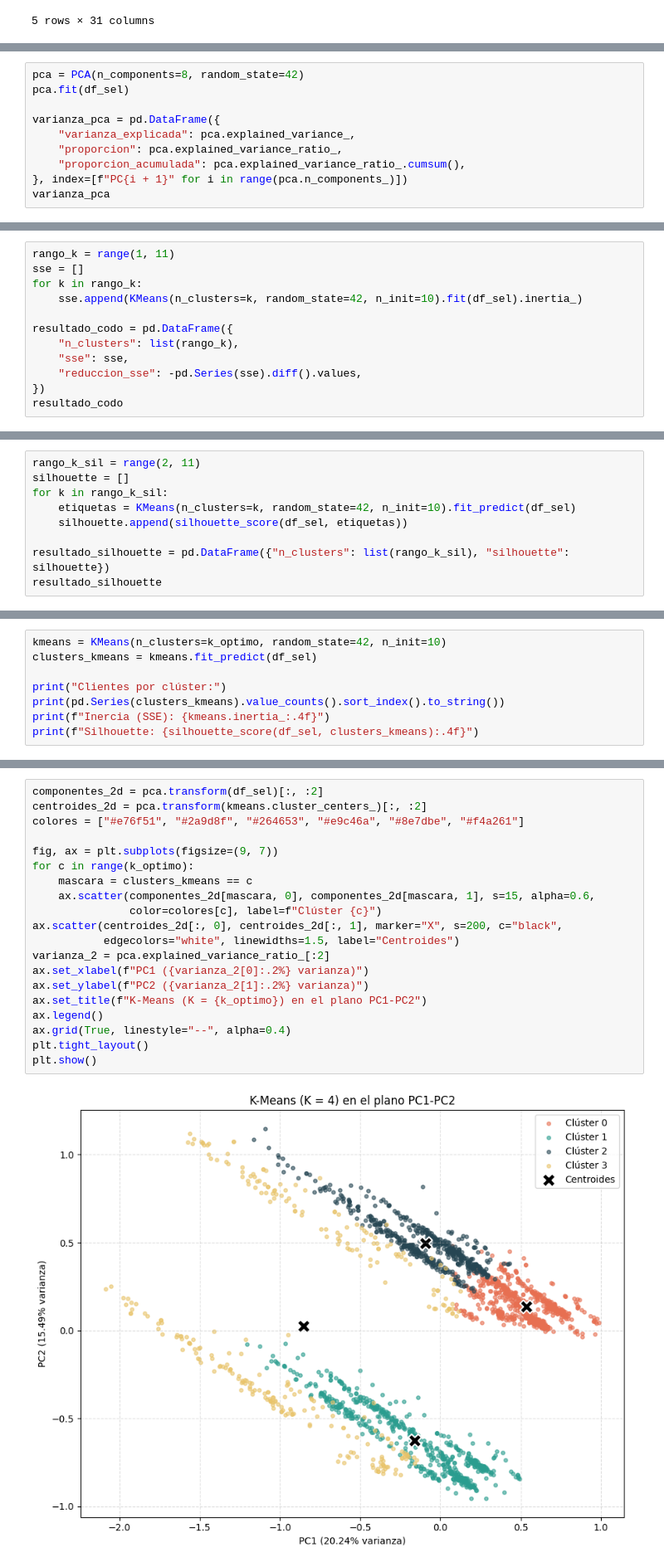
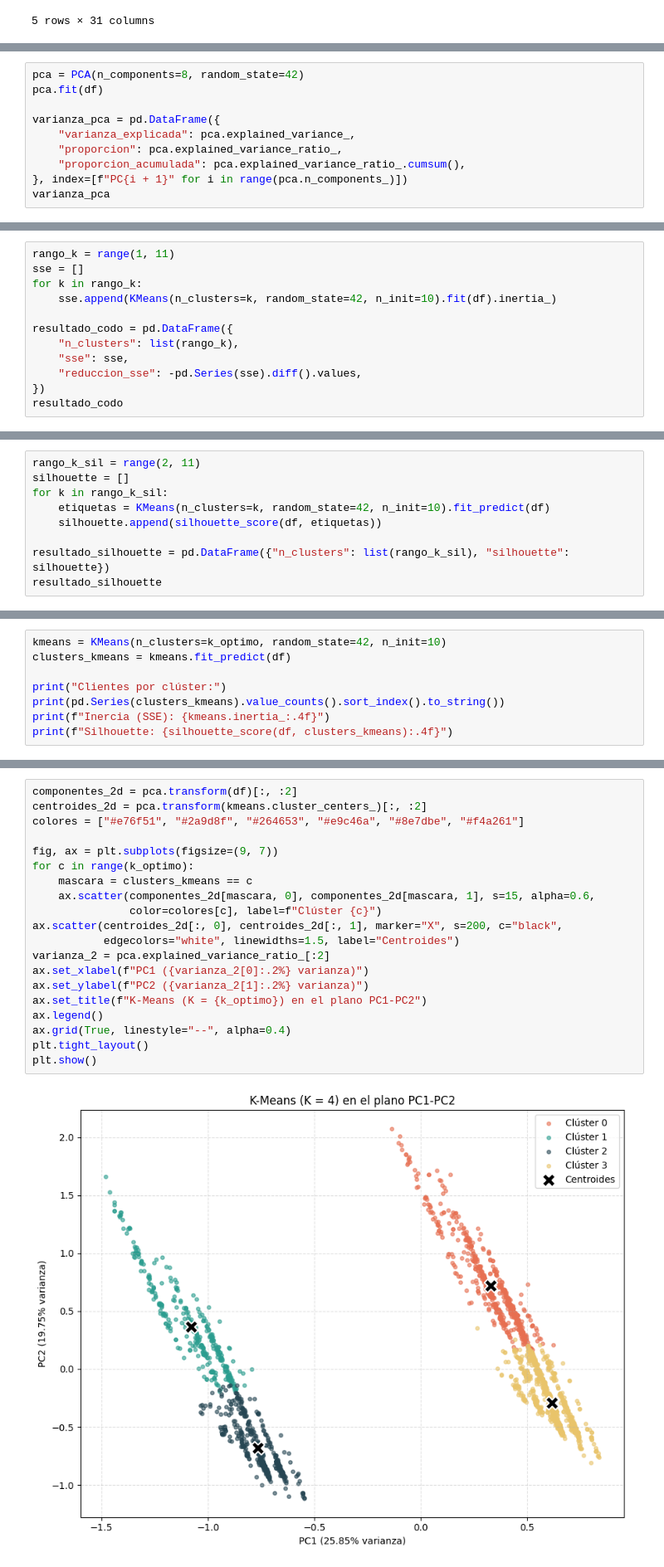
Before and after one commit to gabriel1-du/Aprendizaje-no-supervisado-Reduccion-de-dimensionaldiad-Clustering-y-validacion-, a Jupyter notebook: notebooks/notebook.ipynb, the cells around one changed output, grey strips where cells are left out. Shown at 83% size. Saved outputs shown, nothing was run; the diff lists cells and outputs as text.

```diff
--- a/notebooks/notebook.ipynb
+++ b/notebooks/notebook.ipynb
@@ -124,6 +59,6 @@ PCA busca combinaciones lineales de las variables que capturan la mayor varianza
 # %%
 pca = PCA(n_components=8, random_state=42)
-pca.fit(df_sel)
+pca.fit(df)
 
 varianza_pca = pd.DataFrame({
     "varianza_explicada": pca.explained_variance_,
@@ -254,7 +187,7 @@ Se calcula la suma de errores cuadrados (SSE, inercia) de K-Means para K = 1 a 1
 rango_k = range(1, 11)
 sse = []
 for k in rango_k:
-    sse.append(KMeans(n_clusters=k, random_state=42, n_init=10).fit(df_sel).inertia_)
+    sse.append(KMeans(n_clusters=k, random_state=42, n_init=10).fit(df).inertia_)
 
 resultado_codo = pd.DataFrame({
     "n_clusters": list(rango_k),
@@ -296,8 +229,8 @@ El coeficiente de Silhouette va de -1 a 1: mide qué tan cerca está cada punto
 rango_k_sil = range(2, 11)
 silhouette = []
 for k in rango_k_sil:
-    etiquetas = KMeans(n_clusters=k, random_state=42, n_init=10).fit_predict(df_sel)
-    silhouette.append(silhouette_score(df_sel, etiquetas))
+    etiquetas = KMeans(n_clusters=k, random_state=42, n_init=10).fit_predict(df)
+    silhouette.append(silhouette_score(df, etiquetas))
 
 resultado_silhouette = pd.DataFrame({"n_clusters": list(rango_k_sil), "silhouette": silhouette})
 resultado_silhouette
@@ -347,10 +280,10 @@ K seleccionado (el mayor de ambos): 4
 # %%
 kmeans = KMeans(n_clusters=k_optimo, random_state=42, n_init=10)
-clusters_kmeans = kmeans.fit_predict(df_sel)
+clusters_kmeans = kmeans.fit_predict(df)
 
 print("Clientes por clúster:")
 print(pd.Series(clusters_kmeans).value_counts().sort_index().to_string())
 print(f"Inercia (SSE): {kmeans.inertia_:.4f}")
-print(f"Silhouette: {silhouette_score(df_sel, clusters_kmeans):.4f}")
+print(f"Silhouette: {silhouette_score(df, clusters_kmeans):.4f}")
 # %% [output]
 Clientes por clúster:
@@ -363,23 +296,23 @@ Silhouette: 0.1614
 # %%
-componentes_2d = pca.transform(df_sel)[:, :2]
+componentes_2d = pca.transform(df)[:, :2]
 centroides_2d = pca.transform(kmeans.cluster_centers_)[:, :2]
 colores = ["#e76f51", "#2a9d8f", "#264653", "#e9c46a", "#8e7dbe", "#f4a261"]
 
 fig, ax = plt.subplots(figsize=(9, 7))
 for c in range(k_optimo):
     mascara = clusters_kmeans == c
     ax.scatter(componentes_2d[mascara, 0], componentes_2d[mascara, 1], s=15, alpha=0.6,
                color=colores[c], label=f"Clúster {c}")
 ax.scatter(centroides_2d[:, 0], centroides_2d[:, 1], marker="X", s=200, c="black",
            edgecolors="white", linewidths=1.5, label="Centroides")
 varianza_2 = pca.explained_variance_ratio_[:2]
 ax.set_xlabel(f"PC1 ({varianza_2[0]:.2%} varianza)")
 ax.set_ylabel(f"PC2 ({varianza_2[1]:.2%} varianza)")
 ax.set_title(f"K-Means (K = {k_optimo}) en el plano PC1-PC2")
 ax.legend()
 ax.grid(True, linestyle="--", alpha=0.4)
 plt.tight_layout()
 plt.show()
 # %% [output]
-[figure, old version]
+[figure, new version]
 # %% [markdown]
```
Also changed, not shown: parts of 63 cells of this notebook.
